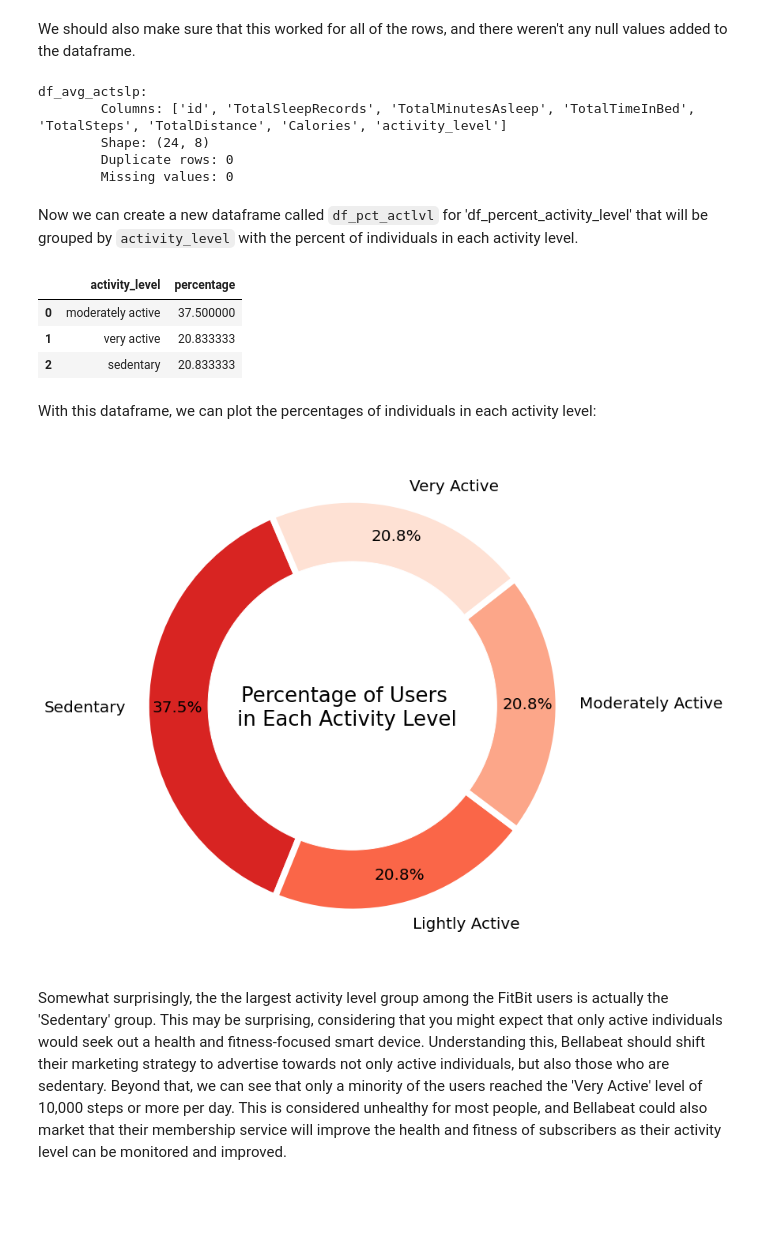
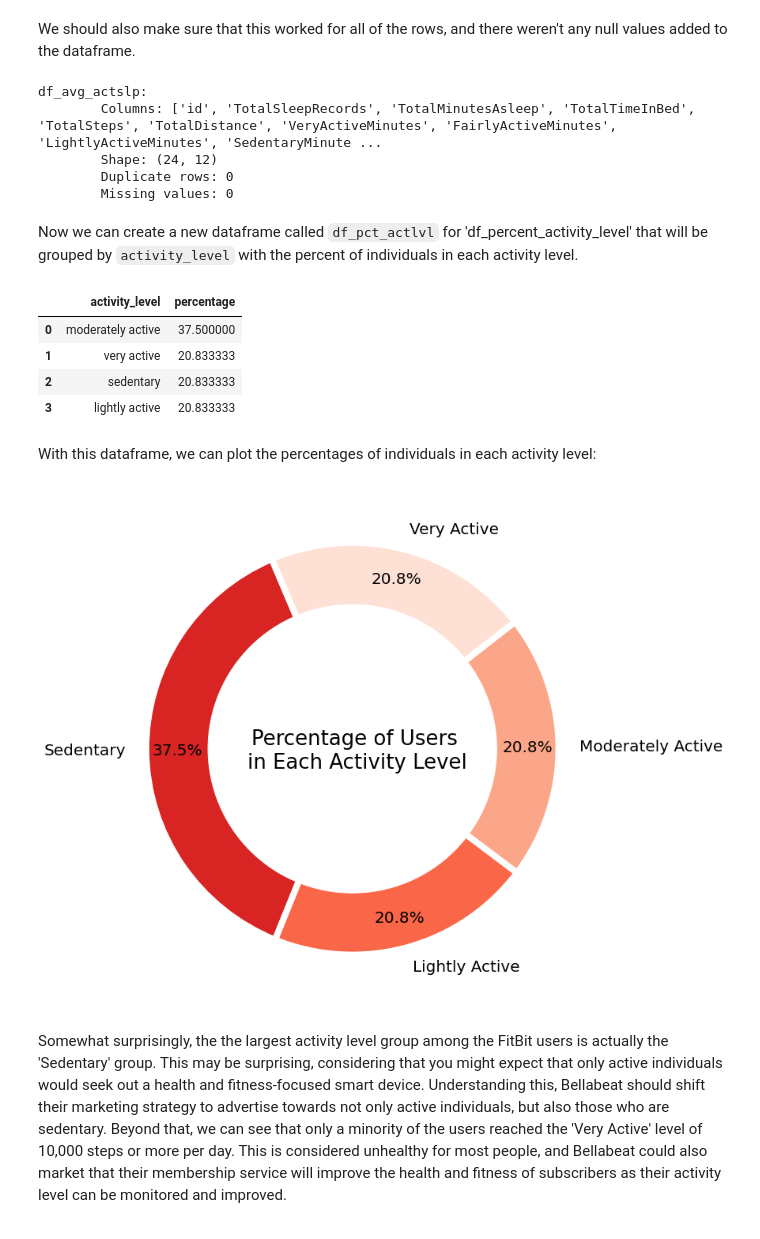
Before and after one commit to fahm1/portfolio, a Jupyter notebook: portfolio-book/_build/jupyter_execute/bellabeat_case_study/bellabeat_analysis.ipynb, the cells around one changed output. Saved outputs shown, nothing was run; the diff lists cells and outputs as text; code cells hidden in the pictures; blank space fills up the shorter version.

```diff
--- a/portfolio-book/_build/jupyter_execute/bellabeat_case_study/bellabeat_analysis.ipynb
+++ b/portfolio-book/_build/jupyter_execute/bellabeat_case_study/bellabeat_analysis.ipynb
@@ -371,7 +373,7 @@ df_day_activity:
         Columns: ['Id', 'ActivityDate', 'TotalSteps', 'TotalDistance', 'TrackerDistance', 'LoggedActivitiesDistance', 'VeryActiveDistance', 'ModeratelyActiveDistance', 'LightActiveDistance', 'Sedentar ...
         Shape: (940, 15)
 # %%
-columns_df_da = list(df_day_activity.columns.values)[4:-1]
+columns_df_da = list(df_day_activity.columns.values)[4:-5]
 # %%
 df_day_activity = df_day_activity.rename(columns={'ActivityDate': 'date', 'Id': 'id'})\
                                  .drop(columns=columns_df_da)
@@ -589,14 +592,15 @@ df_avg_actslp.head(3)
 # %% [markdown]
 Now that we have the average steps taken per day for each individual, we can classify each of them into the 4 activity levels.
 # %%
-conditions = [df_avg_actslp.TotalSteps < 5000,
+condlist = [
+              df_avg_actslp.TotalSteps < 5000,
               (df_avg_actslp.TotalSteps >= 5000) & (df_avg_actslp.TotalSteps < 7499),
               (df_avg_actslp.TotalSteps >= 7500) & (df_avg_actslp.TotalSteps < 9999),
               (df_avg_actslp.TotalSteps >= 10_000)
              ]
-choices = ['sedentary', 'lightly active', 'moderately active', 'very active']
+choicelist = ['sedentary', 'lightly active', 'moderately active', 'very active']
 
-df_avg_actslp['activity_level'] = np.select(conditions, choices, default=np.nan)
+df_avg_actslp['activity_level'] = np.select(condlist, choicelist, default=np.nan)
 # %%
 df_avg_actslp.head(3)
 # %% [output]
@@ -610,8 +614,8 @@ We should also make sure that this worked for all of the rows, and there weren't
 df_info(df_avg_actslp, name='df_avg_actslp')
 # %% [output]
 df_avg_actslp:
-        Columns: ['id', 'TotalSleepRecords', 'TotalMinutesAsleep', 'TotalTimeInBed', 'TotalSteps', 'TotalDistance', 'Calories', 'activity_level']
-        Shape: (24, 8)
+        Columns: ['id', 'TotalSleepRecords', 'TotalMinutesAsleep', 'TotalTimeInBed', 'TotalSteps', 'TotalDistance', 'VeryActiveMinutes', 'FairlyActiveMinutes', 'LightlyActiveMinutes', 'SedentaryMinute ...
+        Shape: (24, 12)
         Duplicate rows: 0
         Missing values: 0
 # %% [markdown]
@@ -622,32 +626,34 @@ df_pct_actlvl = df_avg_actslp.activity_level.value_counts(normalize=True).reset_
 df_pct_actlvl.rename(columns={'index': 'activity_level', 'activity_level': 'percentage'}, inplace=True)
 df_pct_actlvl.percentage *= 100
 # %%
-df_pct_actlvl.head(3)
+df_pct_actlvl
 # %% [output]
 |  | activity_level | percentage |
 | 0 | moderately active | 37.500000 |
 | 1 | very active | 20.833333 |
 | 2 | sedentary | 20.833333 |
+| 3 | lightly active | 20.833333 |
 # %% [markdown]
 With this dataframe, we can plot the percentages of individuals in each activity level:
 # %%
 fig, ax = plt.subplots(figsize=(12,12), facecolor='w')
 plt.rcParams.update({'font.size': 20})
 labels = ['Sedentary', 'Lightly Active', 'Moderately Active', 'Very Active']
 
 plt.pie(
         df_pct_actlvl.percentage, labels=labels,  startangle=113,
         autopct='%1.1f%%', pctdistance=0.85, colors=plt.cm.Reds_r(np.arange(75, 226, 50)),
         wedgeprops={'linewidth': 8, 'edgecolor': 'white'}
         )
 ax.add_artist(plt.Circle((0,0), 0.7, color='white'))
 
 fig.suptitle('Percentage of Users \nin Each Activity Level',
-             x=0.505, y=0.5, fontsize=26, ha='center', va='center')
+             x=0.52, y=0.5, fontsize=26, ha='center', va='center')
 
+# plt.savefig('activity_levels.png', dpi=300, bbox_inches='tight')
 plt.show()
 # %% [output]
-[figure, old version]
+[figure, new version]
 # %% [markdown]
 Somewhat surprisingly, the the largest activity level group among the FitBit users is actually the 'Sedentary' group. This may be surprising, considering that you might expect that only active individuals would seek out a health and fitness-focused smart device. Understanding this, Bellabeat should shift their marketing strategy to advertise towards not only active individuals, but also those who are sedentary. Beyond that, we can see that only a minority of the users reached the 'Very Active' level of 10,000 steps or more per day. This is considered unhealthy for most people, and Bellabeat could also market that their membership service will improve the health and fitness of subscribers as their activity level can be monitored and improved.
 
```
Also changed, not shown: parts of 81 cells of this notebook, 58 other files.
